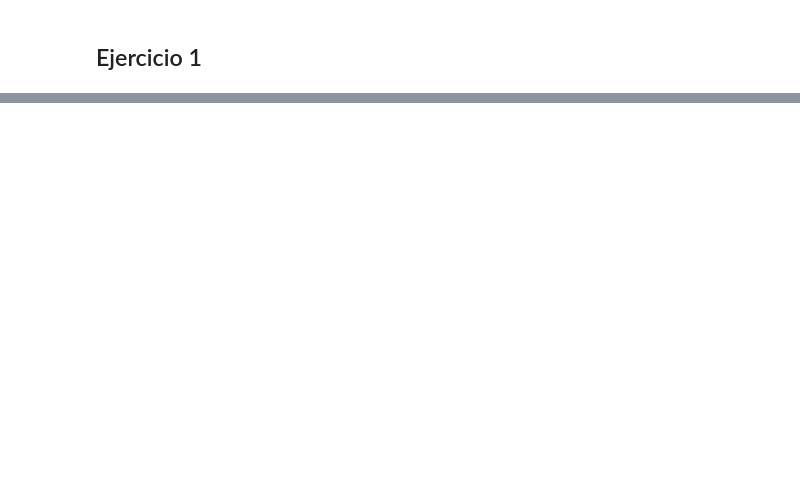
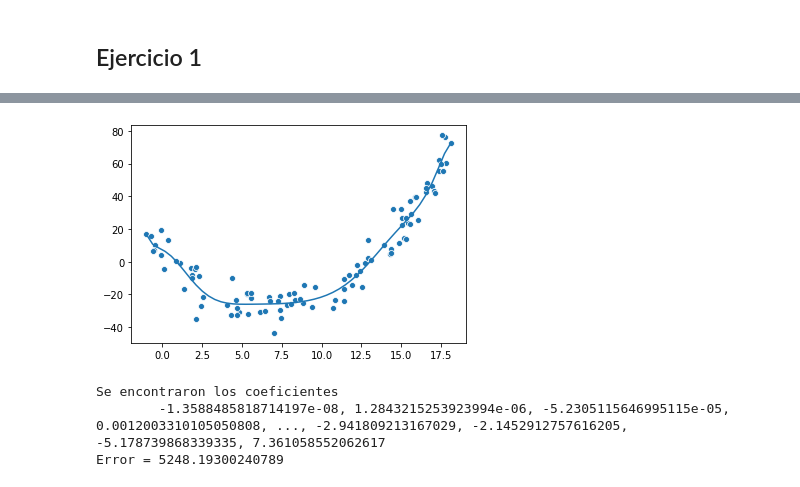
Before and after one commit to BenchHPZ/UG-Compu, a Jupyter notebook: MN/Tareas/T6/Tarea6.ipynb, the cells around one changed output, grey strips where cells are left out. Saved outputs shown, nothing was run; the diff lists cells and outputs as text; code cells hidden in the pictures; blank space fills up the shorter version.

```diff
--- a/MN/Tareas/T6/Tarea6.ipynb
+++ b/MN/Tareas/T6/Tarea6.ipynb
@@ -283,0 +256,8 @@ def Ejercicio1(d, n_tabla, n,/,path='datos/', dtype=np.float64, plot=True, prnt=
+# %%
+if NOTEBOOK:
+    Ejercicio1(50, 'puntos2D_conjunto1.txt', 11, ask=False)
+# %% [output]
+[figure, added]
+Se encontraron los coeficientes
+        -1.3588485818714197e-08, 1.2843215253923994e-06, -5.2305115646995115e-05, 0.0012003310105050808, ..., -2.941809213167029, -2.1452912757616205, -5.178739868339335, 7.361058552062617
+Error = 5248.19300240789
```
Also changed, not shown: parts of 18 cells of this notebook, 21 other files.
